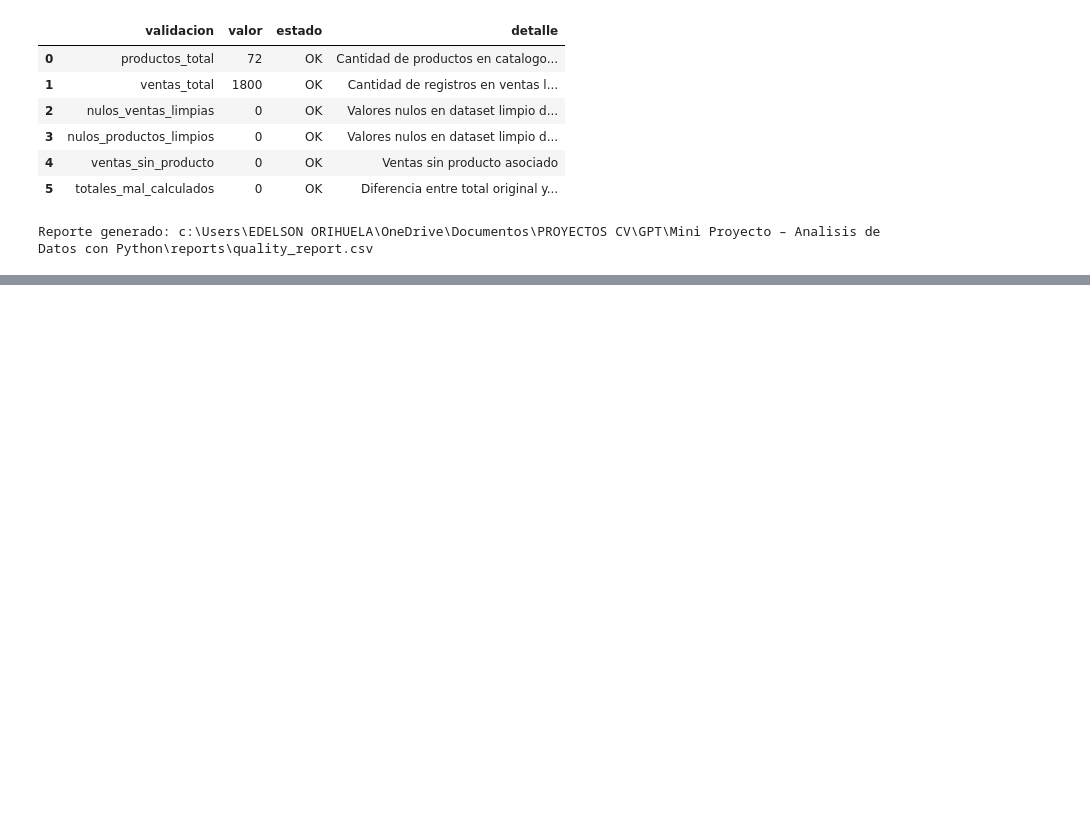
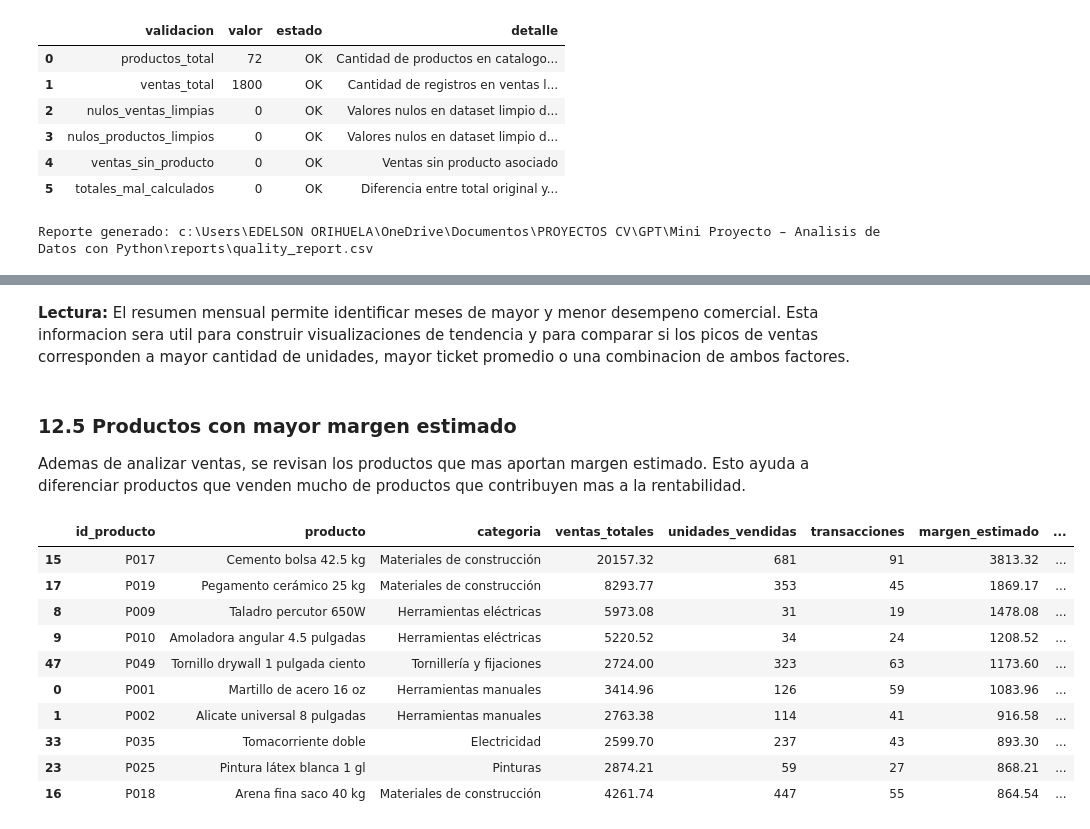
Before and after one commit to OJ-Edelsonn/mini-proyecto-analisis-datos-python, a Jupyter notebook: notebooks/analisis_datos_ferreteria.ipynb, the cells around one changed output, grey strips where cells are left out. Cells and saved outputs as stored; diff of their text form; code cells hidden in the pictures; blank space fills up the shorter version.

```diff
--- a/notebooks/analisis_datos_ferreteria.ipynb
+++ b/notebooks/analisis_datos_ferreteria.ipynb
@@ -453,0 +694,24 @@ Reporte generado: c:\Users\EDELSON ORIHUELA\OneDrive\Documentos\PROYECTOS CV\GPT
+# %% [markdown]
+**Lectura:** El resumen mensual permite identificar meses de mayor y menor desempeno comercial. Esta informacion sera util para construir visualizaciones de tendencia y para comparar si los picos de ventas corresponden a mayor cantidad de unidades, mayor ticket promedio o una combinacion de ambos factores.
+# %% [markdown]
+### 12.5 Productos con mayor margen estimado
+
+Ademas de analizar ventas, se revisan los productos que mas aportan margen estimado. Esto ayuda a diferenciar productos que venden mucho de productos que contribuyen mas a la rentabilidad.
+# %%
+ranking_margen = ranking_productos.sort_values(
+    "margen_estimado", ascending=False
+)
+
+ranking_margen.head(10)
+# %% [output]
+|  | id_producto | producto | categoria | ventas_totales | unidades_vendidas | transacciones | margen_estimado | ... |
+| 15 | P017 | Cemento bolsa 42.5 kg | Materiales de construcción | 20157.32 | 681 | 91 | 3813.32 | ... |
+| 17 | P019 | Pegamento cerámico 25 kg | Materiales de construcción | 8293.77 | 353 | 45 | 1869.17 | ... |
+| 8 | P009 | Taladro percutor 650W | Herramientas eléctricas | 5973.08 | 31 | 19 | 1478.08 | ... |
+| 9 | P010 | Amoladora angular 4.5 pulgadas | Herramientas eléctricas | 5220.52 | 34 | 24 | 1208.52 | ... |
+| 47 | P049 | Tornillo drywall 1 pulgada ciento | Tornillería y fijaciones | 2724.00 | 323 | 63 | 1173.60 | ... |
+| 0 | P001 | Martillo de acero 16 oz | Herramientas manuales | 3414.96 | 126 | 59 | 1083.96 | ... |
+| 1 | P002 | Alicate universal 8 pulgadas | Herramientas manuales | 2763.38 | 114 | 41 | 916.58 | ... |
+| 33 | P035 | Tomacorriente doble | Electricidad | 2599.70 | 237 | 43 | 893.30 | ... |
+| 23 | P025 | Pintura látex blanca 1 gl | Pinturas | 2874.21 | 59 | 27 | 868.21 | ... |
+| 16 | P018 | Arena fina saco 40 kg | Materiales de construcción | 4261.74 | 447 | 55 | 864.54 | ... |
```
Also changed, not shown: parts of 20 cells of this notebook, 4 other files.
